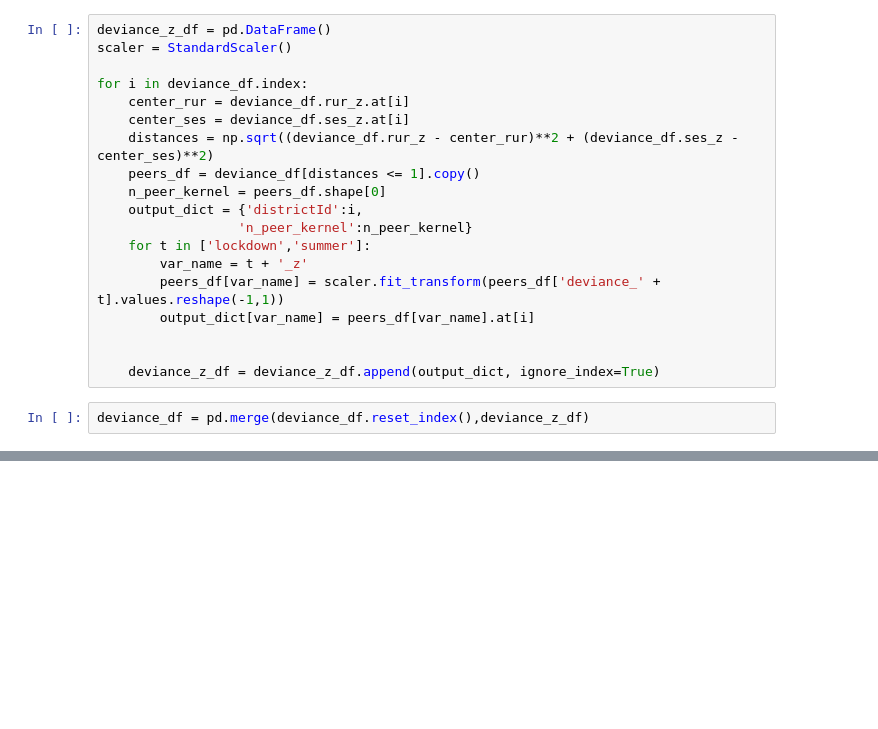
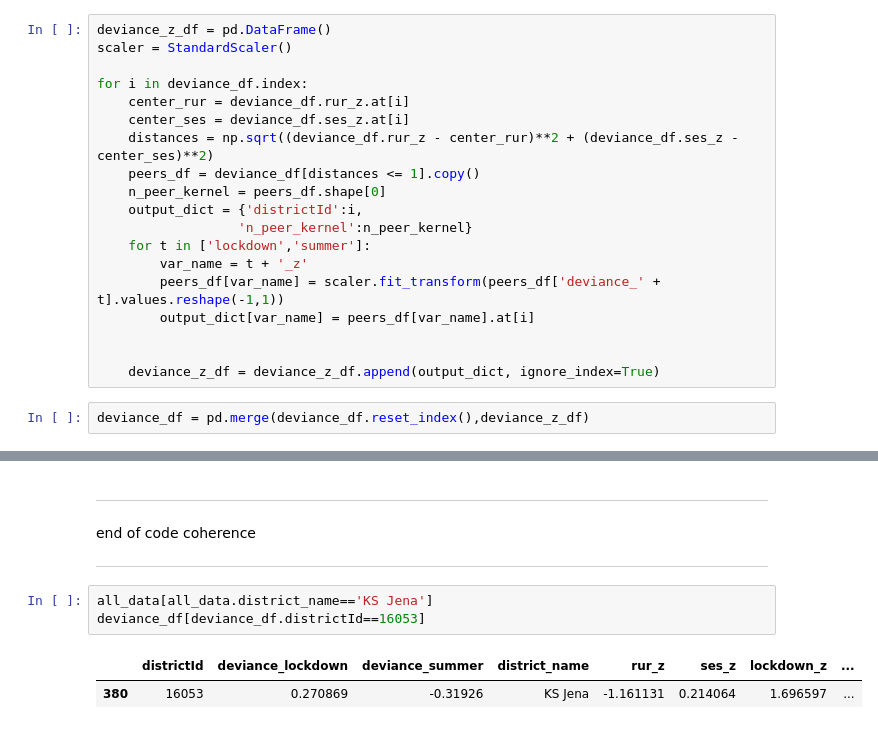
Before and after one commit to gizdatalab/Covid_DPPD, a Jupyter notebook: 06_deviance_analysis.ipynb, the cells around one changed output, grey strips where cells are left out. Cells and saved outputs as stored; diff of their text form; blank space fills up the shorter version.

```diff
--- a/06_deviance_analysis.ipynb
+++ b/06_deviance_analysis.ipynb
@@ -115,0 +132,10 @@ deviance_df = pd.merge(deviance_df.reset_index(),deviance_z_df)
+# %% [markdown]
+______________________________________________________________________________________________________________________
+end of code coherence
+______________________________________________________________________________________________________________________
+# %%
+all_data[all_data.district_name=='KS Jena']
+deviance_df[deviance_df.districtId==16053]
+# %% [output]
+|  | districtId | deviance_lockdown | deviance_summer | district_name | rur_z | ses_z | lockdown_z | ... |
+| 380 | 16053 | 0.270869 | -0.31926 | KS Jena | -1.161131 | 0.214064 | 1.696597 | ... |
```
Also changed, not shown: parts of 18 cells of this notebook, 4 other files.
